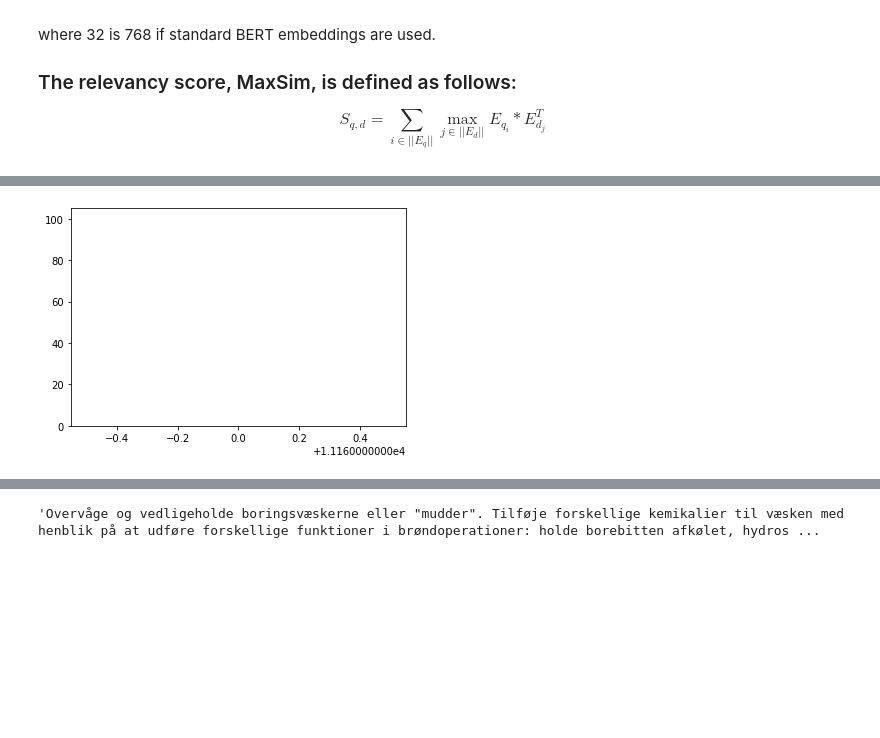
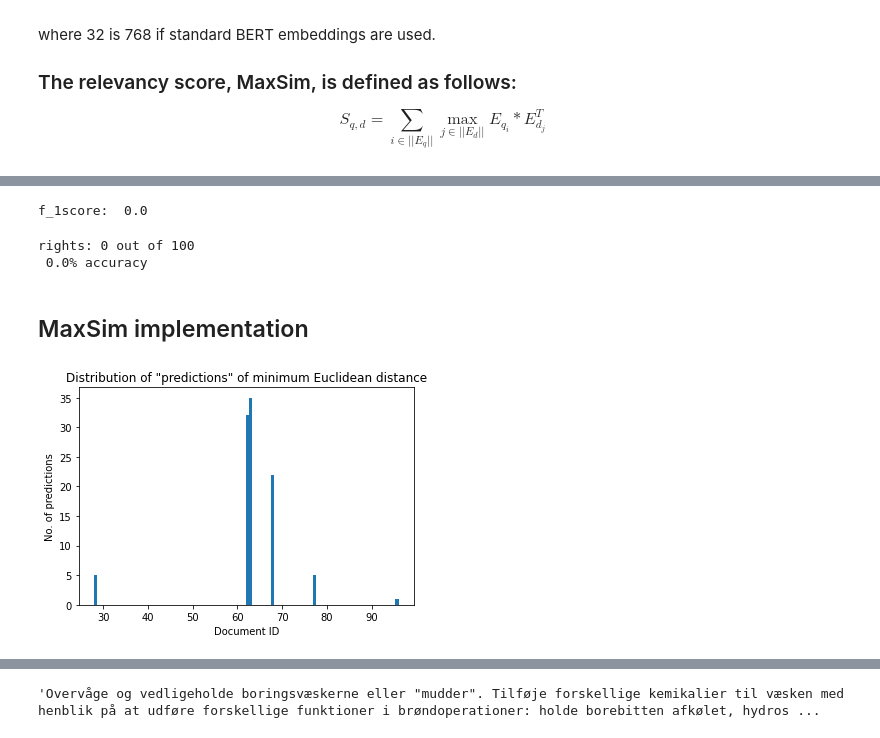
Before and after one commit to MartinBA741/SkillsColBERT, a Jupyter notebook: predict_colbert.ipynb, the cells around one changed output, grey strips where cells are left out. Saved outputs shown, nothing was run; the diff lists cells and outputs as text; code cells hidden in the pictures; blank space fills up the shorter version.

```diff
--- a/predict_colbert.ipynb
+++ b/predict_colbert.ipynb
@@ -88,10 +88,15 @@ class SkillsColBERT(nn.Module):
 ## Load Query and Document embeddings
 # %%
 # Embeddin#gs of queries
-q_outputs = torch.load(f'./query_embeddings/query_tensor.pt')
+#q_outputs = torch.load(f'./query_embeddings/query_tensor.pt')
+q_outputs = torch.load(f'./query_embeddings/tensor_1.pt')
 
 # Embeddings of documents
-d_outputs = torch.load(f'./doc_embeddings/doc_tensor.pt')
+#d_outputs = torch.load(f'./doc_embeddings/doc_tensor.pt')
+d_outputs = torch.load(f'./doc_embeddings/tensor_1.pt')
+
+q_outputs = q_outputs.to(device)
+d_outputs = d_outputs.to(device)
 
 print('Query embedding size:    ', q_outputs.shape)
 print('Document embedding size: ', d_outputs.shape)
@@ -225,0 +199,22 @@ def MaxSimEuc(q, D):
+# %%
+# set sample size, i.e. number of queries to calculate MaxSim score
+sample_size = q_outputs.shape[0] # 100
+
+most_similar_doc_score = []
+most_similar_docID = []
+
+ # Define D as all documents:
+D = d_outputs[:sample_size]
+
+for q_no in tqdm(range(sample_size)):
+
+    # Select one query
+    q = q_outputs[q_no]
+
+    # Compute similarity scores for all
+    #S_qD = MaxSim(q, D)
+    S_qD = MinEuc(q, D)
+    mini, mini_id = torch.min(S_qD, dim=0)
+
+    most_similar_doc_score.append(float(mini))
+    most_similar_docID.append(int(mini_id))
@@ -226,3 +240,21 @@ def MaxSimEuc(q, D):
+# %%
+from sklearn.metrics import f1_score
+y_true = q_IDs
+y_pred = most_similar_docID
+
+print('f_1score: ', round(f1_score(y_true, y_pred, average='macro'),4))
+# %% [output]
+f_1score:  0.0
+# %%
+rights = sum(np.array(y_true) == np.array(y_pred))
+wrongs = sum(np.array(y_true) != np.array(y_pred))
+
+print(f'rights: {rights} out of {rights+wrongs} \n {np.round(rights/(rights+wrongs),3)}% accuracy')
+# %% [output]
+rights: 0 out of 100
+ 0.0% accuracy
+# %% [markdown]
+## MaxSim implementation
 # %%
 # set sample size, i.e. number of queries to calculate MaxSim score
 sample_size = q_outputs.shape[0] # 100
@@ -231,7 +263,7 @@ most_similar_doc_score = []
 most_similar_docID = []
 
  # Define D as all documents:
-D = d_outputs
+D = d_outputs[:sample_size]
 
 for q_no in tqdm(range(sample_size)):
 
@@ -239,6 +271,7 @@ for q_no in tqdm(range(sample_size)):
     q = q_outputs[q_no]
 
     # Compute similarity scores for all
+    #S_qD = MaxSim(q, D)
     S_qD = MaxSim(q, D)
     maks, maks_id = torch.max(S_qD, dim=0)
 
@@ -246,10 +279,13 @@ for q_no in tqdm(range(sample_size)):
     most_similar_docID.append(int(maks_id))
 # %%
 # Distribution of "predictions"
-plt.hist(most_similar_docID, bins=d_outputs.shape[0])
+plt.hist(most_similar_docID, bins=D.shape[0])
+plt.title('Distribution of "predictions" of minimum Euclidean distance')
+plt.xlabel('Document ID')
+plt.ylabel('No. of predictions')
 plt.show()
 # %% [output]
-[figure, old version]
+[figure, new version]
 # %%
 # Distribution of "predictions"
 q_IDs = [x for x in range(sample_size)]
```
Also changed, not shown: parts of 13 cells of this notebook.
